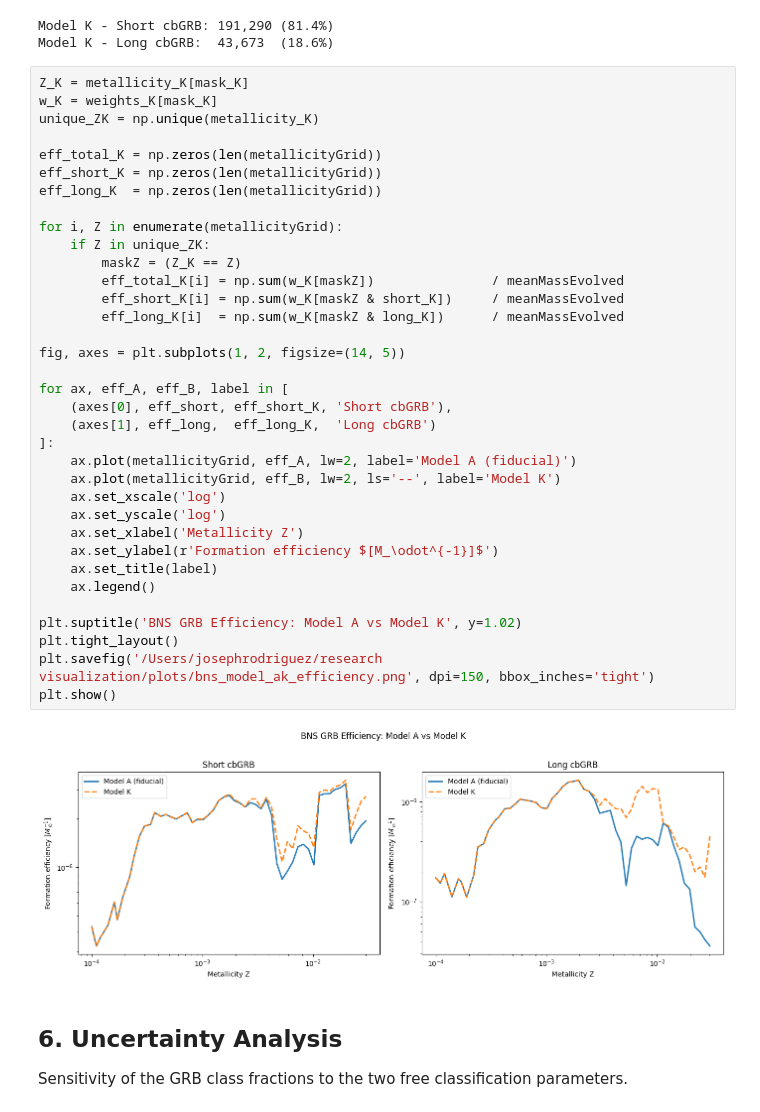
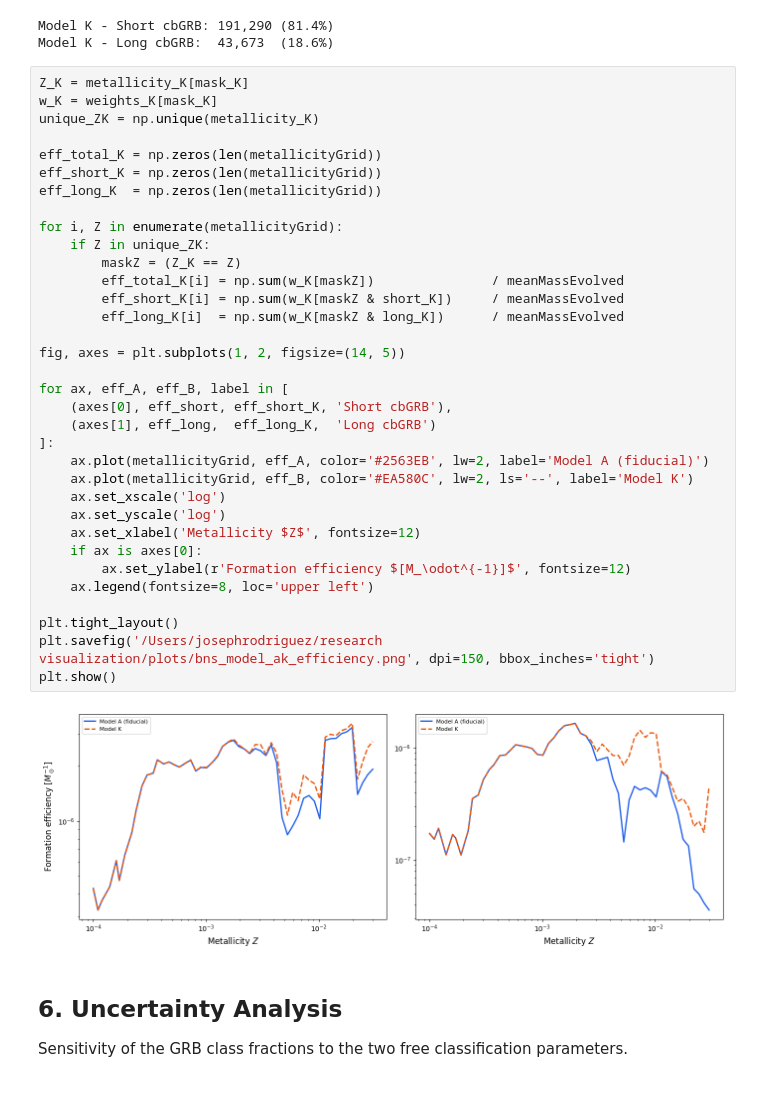
Before and after one commit to jorodgrz/GRBproject, a Jupyter notebook: GRB_BNS.ipynb, the cells around one changed output. Cells and saved outputs as stored; diff of their text form.

Commit message:
plots & readme

```diff
--- a/GRB_BNS.ipynb
+++ b/GRB_BNS.ipynb
@@ -268,40 +267,39 @@ Model K - Long cbGRB:  43,673  (18.6%)
 # %%
 Z_K = metallicity_K[mask_K]
 w_K = weights_K[mask_K]
 unique_ZK = np.unique(metallicity_K)
 
 eff_total_K = np.zeros(len(metallicityGrid))
 eff_short_K = np.zeros(len(metallicityGrid))
 eff_long_K  = np.zeros(len(metallicityGrid))
 
 for i, Z in enumerate(metallicityGrid):
     if Z in unique_ZK:
         maskZ = (Z_K == Z)
         eff_total_K[i] = np.sum(w_K[maskZ])               / meanMassEvolved
         eff_short_K[i] = np.sum(w_K[maskZ & short_K])     / meanMassEvolved
         eff_long_K[i]  = np.sum(w_K[maskZ & long_K])      / meanMassEvolved
 
 fig, axes = plt.subplots(1, 2, figsize=(14, 5))
 
 for ax, eff_A, eff_B, label in [
     (axes[0], eff_short, eff_short_K, 'Short cbGRB'),
     (axes[1], eff_long,  eff_long_K,  'Long cbGRB')
 ]:
-    ax.plot(metallicityGrid, eff_A, lw=2, label='Model A (fiducial)')
-    ax.plot(metallicityGrid, eff_B, lw=2, ls='--', label='Model K')
+    ax.plot(metallicityGrid, eff_A, color='#2563EB', lw=2, label='Model A (fiducial)')
+    ax.plot(metallicityGrid, eff_B, color='#EA580C', lw=2, ls='--', label='Model K')
     ax.set_xscale('log')
     ax.set_yscale('log')
-    ax.set_xlabel('Metallicity Z')
-    ax.set_ylabel(r'Formation efficiency $[M_\odot^{-1}]$')
-    ax.set_title(label)
-    ax.legend()
+    ax.set_xlabel('Metallicity $Z$', fontsize=12)
+    if ax is axes[0]:
+        ax.set_ylabel(r'Formation efficiency $[M_\odot^{-1}]$', fontsize=12)
+    ax.legend(fontsize=8, loc='upper left')
 
-plt.suptitle('BNS GRB Efficiency: Model A vs Model K', y=1.02)
 plt.tight_layout()
 plt.savefig('/Users/josephrodriguez/research visualization/plots/bns_model_ak_efficiency.png', dpi=150, bbox_inches='tight')
 plt.show()
 # %% [output]
-[figure, old version]
+[figure, new version]
 # %% [markdown]
 ## 6. Uncertainty Analysis
 
```
Also changed, not shown: parts of 7 cells of this notebook, 21 other files.
